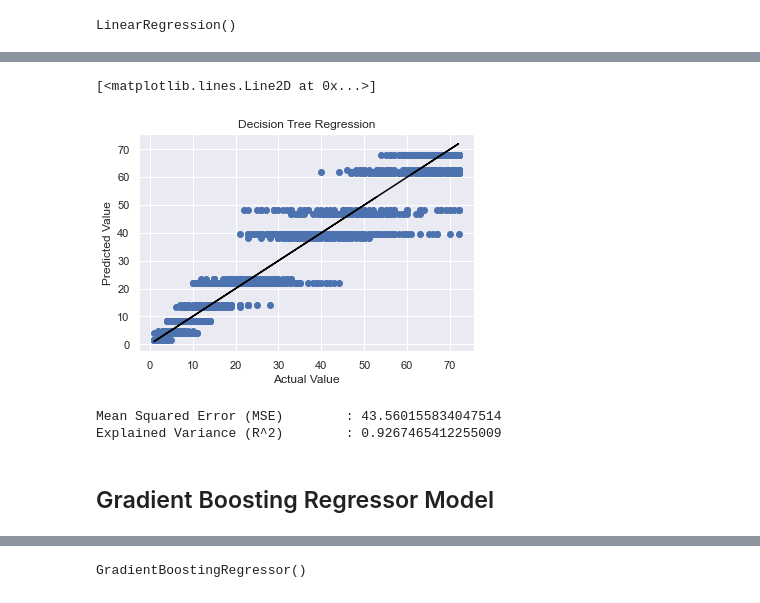
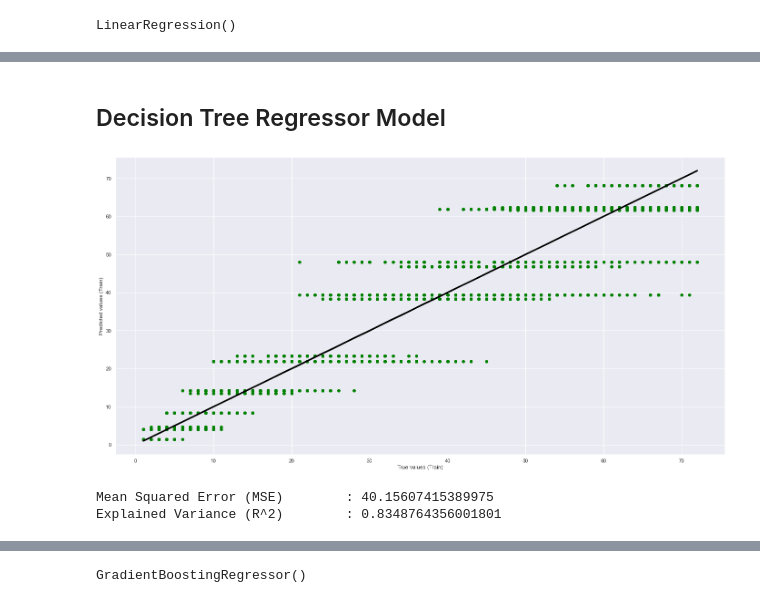
Before and after one commit to MachoPanko/telco-customer_analysis, a Jupyter notebook: SC1015 Lab SC1 Group 1 Main.ipynb, the cells around one changed output, grey strips where cells are left out. Cells and saved outputs as stored; diff of their text form; code cells hidden in the pictures.

```diff
--- a/SC1015 Lab SC1 Group 1 Main.ipynb
+++ b/SC1015 Lab SC1 Group 1 Main.ipynb
@@ -225,17 +299,28 @@ plt.show()
-# %%
-plt.scatter(y_test, y_pred_t)
-plt.title("Decision Tree Regression")
-plt.xlabel("Actual Value")
-plt.ylabel("Predicted Value")
-plt.plot(y_test,y_test,color = 'black')
-# %% [output]
-[<matplotlib.lines.Line2D at 0x...>]
-[figure, removed]
-# %%
-print("Mean Squared Error (MSE) \t:", mean_squared_error(y_test,y_pred_t))
-print("Explained Variance (R^2) \t:", tree.score(X_test,y_test))
-# %% [output]
-Mean Squared Error (MSE)        : 43.560155834047514
-Explained Variance (R^2)        : 0.9267465412255009
-# %% [markdown]
-## Gradient Boosting Regressor Model
+# %% [markdown]
+## Decision Tree Regressor Model
+# %%
+# Create a Decision Tree Regressor object
+tree = DecisionTreeRegressor( max_depth=4)
+
+# Train the Decision Tree Regressor model
+tree.fit(X_train, y_train)
+
+# Predict the Tenure values from Predictors
+y_pred_t1 = tree.predict(X_train)
+y_pred_t2 = tree.predict(X_test)
+# %%
+# Plot the Predictions vs the True values(Train)
+f, axes = plt.subplots(1, 1, figsize=(24, 12))
+axes.scatter(y_train, y_pred_t1, color = "green")
+axes.plot(y_train, y_train, 'black', linewidth = 3)
+axes.set_xlabel("True values (Train)")
+axes.set_ylabel("Predicted values (Train)")
+plt.show()
+# %% [output]
+[figure, added]
+# %%
+print("Mean Squared Error (MSE) \t:", mean_squared_error(y_train, y_pred_t1))
+print("Explained Variance (R^2) \t:", linreg.score(X_train, y_train))
+# %% [output]
+Mean Squared Error (MSE)        : 40.15607415389975
+Explained Variance (R^2)        : 0.8348764356001801
```
Also changed, not shown: parts of 67 cells of this notebook.
